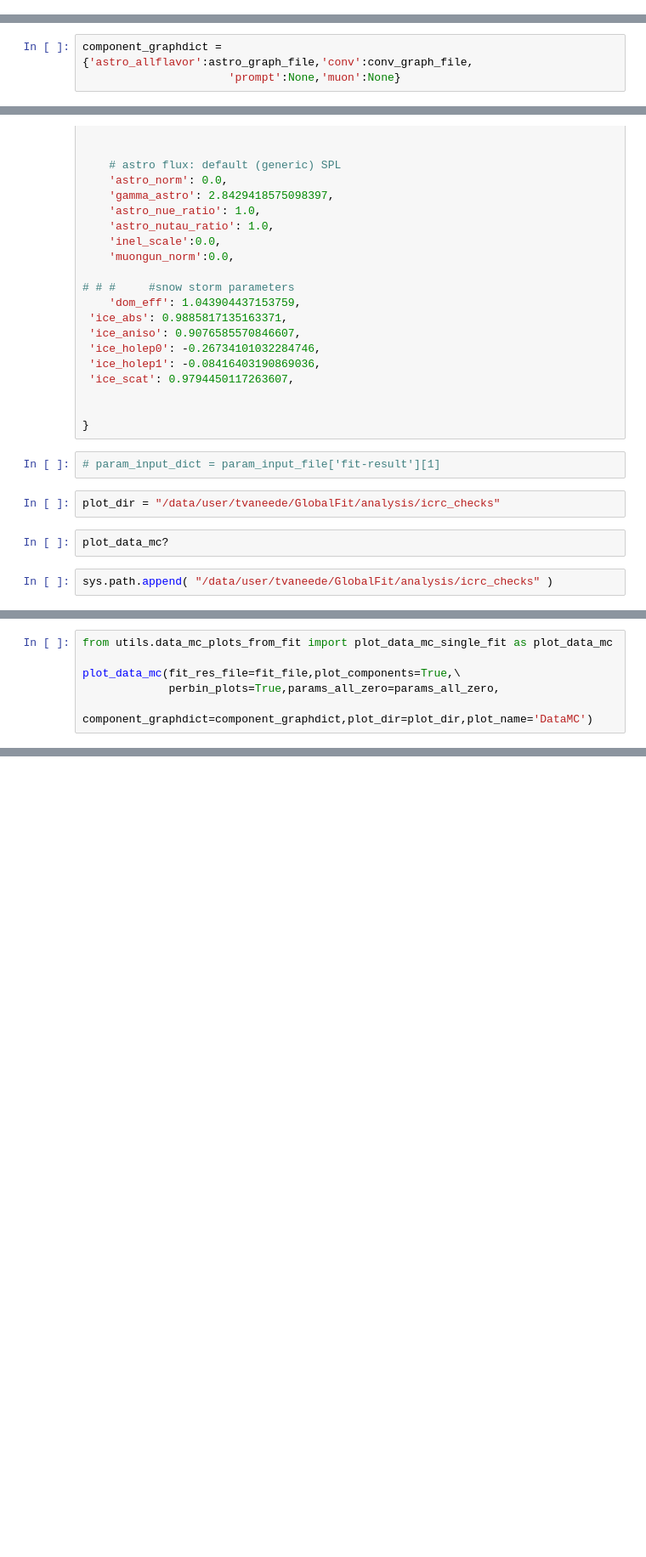
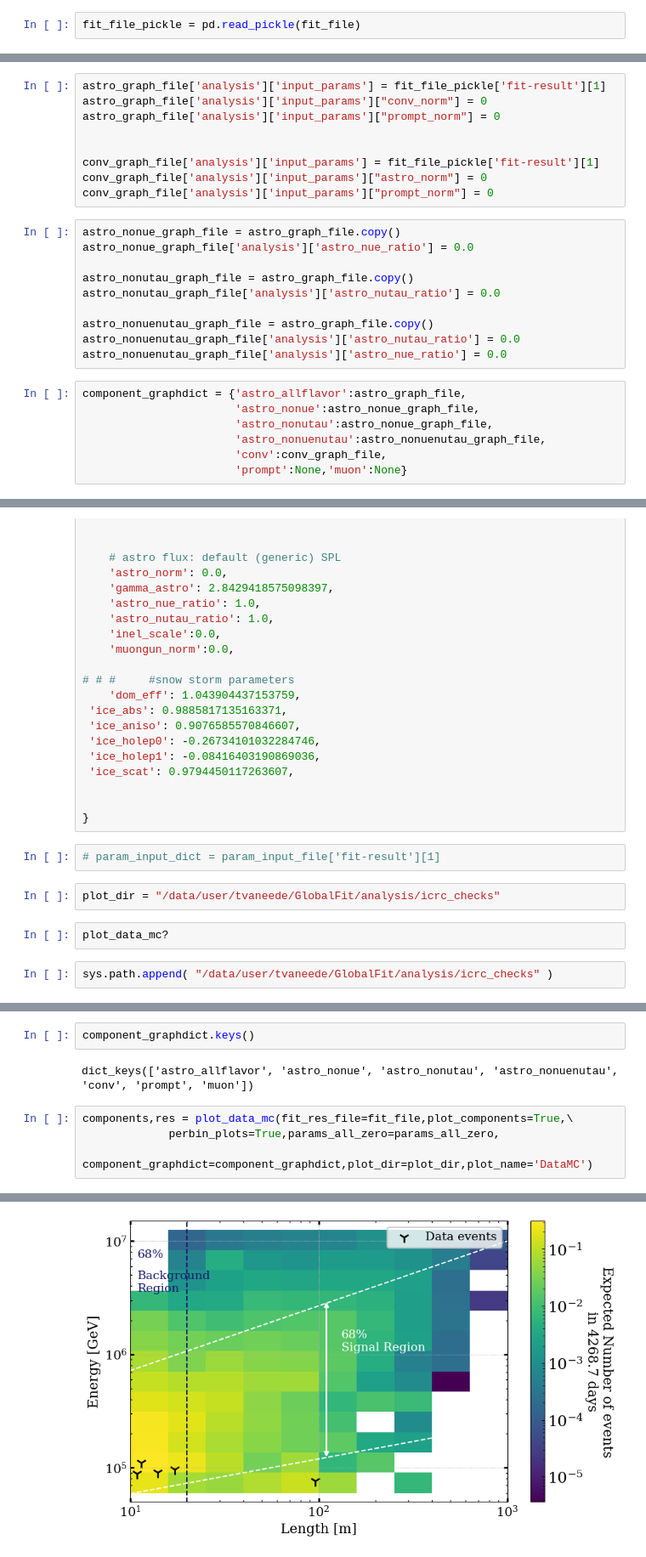
Before and after one commit to tjuanve/icc-ana, a Jupyter notebook: icrc_checks/DataMC_Plots.ipynb, the cells around one changed output, grey strips where cells are left out. Shown at 85% size. Cells and saved outputs as stored; diff of their text form; blank space fills up the shorter version.

```diff
--- a/icrc_checks/DataMC_Plots.ipynb
+++ b/icrc_checks/DataMC_Plots.ipynb
@@ -21,3 +19,5 @@ The autoreload extension is already loaded. To reload it, use:
 ####for 3D
 fit_file = '/data/ana/Diffuse/GlobalFit_Flavor/FitResults/Data/HESE12/SPL/SAY/LvsE_largebins/kdefits/with_mgunprior/with_double_gradients/prioronholeice/Freefit_05.pickle'
 #fit_file = '/data/ana/Diffuse/GlobalFit_Flavor/FitResults/Data/HESE12/SPL/SAY/ParamScans/LvsE_largebins/allparams/FitRes_astro_nutau_ratio_p0_0000.pickle'
+# %%
+fit_file_pickle = pd.read_pickle(fit_file)
@@ -44,6 +75,29 @@ conv_graph_file = pd.read_pickle(
+# %%
+astro_graph_file['analysis']['input_params'] = fit_file_pickle['fit-result'][1]
+astro_graph_file['analysis']['input_params']["conv_norm"] = 0
+astro_graph_file['analysis']['input_params']["prompt_norm"] = 0
+
+
+conv_graph_file['analysis']['input_params'] = fit_file_pickle['fit-result'][1]
+conv_graph_file['analysis']['input_params']["astro_norm"] = 0
+conv_graph_file['analysis']['input_params']["prompt_norm"] = 0
+# %%
+astro_nonue_graph_file = astro_graph_file.copy()
+astro_nonue_graph_file['analysis']['astro_nue_ratio'] = 0.0
+
+astro_nonutau_graph_file = astro_graph_file.copy()
+astro_nonutau_graph_file['analysis']['astro_nutau_ratio'] = 0.0
+
+astro_nonuenutau_graph_file = astro_graph_file.copy()
+astro_nonuenutau_graph_file['analysis']['astro_nutau_ratio'] = 0.0
+astro_nonuenutau_graph_file['analysis']['astro_nue_ratio'] = 0.0
 # %%
-component_graphdict = {'astro_allflavor':astro_graph_file,'conv':conv_graph_file,
-                      'prompt':None,'muon':None}
+component_graphdict = {'astro_allflavor':astro_graph_file,
+                       'astro_nonue':astro_nonue_graph_file,
+                       'astro_nonutau':astro_nonue_graph_file,
+                       'astro_nonuenutau':astro_nonuenutau_graph_file,
+                       'conv':conv_graph_file,
+                       'prompt':None,'muon':None}
 # %%
 params_all_zero = {
     # atmospheric flux parameters
@@ -86,6 +142,9 @@ sys.path.append( "/data/user/tvaneede/GlobalFit/analysis/icrc_checks" )
+# %%
+component_graphdict.keys()
+# %% [output]
+dict_keys(['astro_allflavor', 'astro_nonue', 'astro_nonutau', 'astro_nonuenutau', 'conv', 'prompt', 'muon'])
 # %%
-from utils.data_mc_plots_from_fit import plot_data_mc_single_fit as plot_data_mc
-
-plot_data_mc(fit_res_file=fit_file,plot_components=True,\
+components,res = plot_data_mc(fit_res_file=fit_file,plot_components=True,\
              perbin_plots=True,params_all_zero=params_all_zero,
              component_graphdict=component_graphdict,plot_dir=plot_dir,plot_name='DataMC')
+# %% [output]
@@ -91,0 +169 @@ plot_data_mc(fit_res_file=fit_file,plot_components=True,\
+[figure, added]
```
Also changed, not shown: parts of 16 cells of this notebook, 5 other files.
